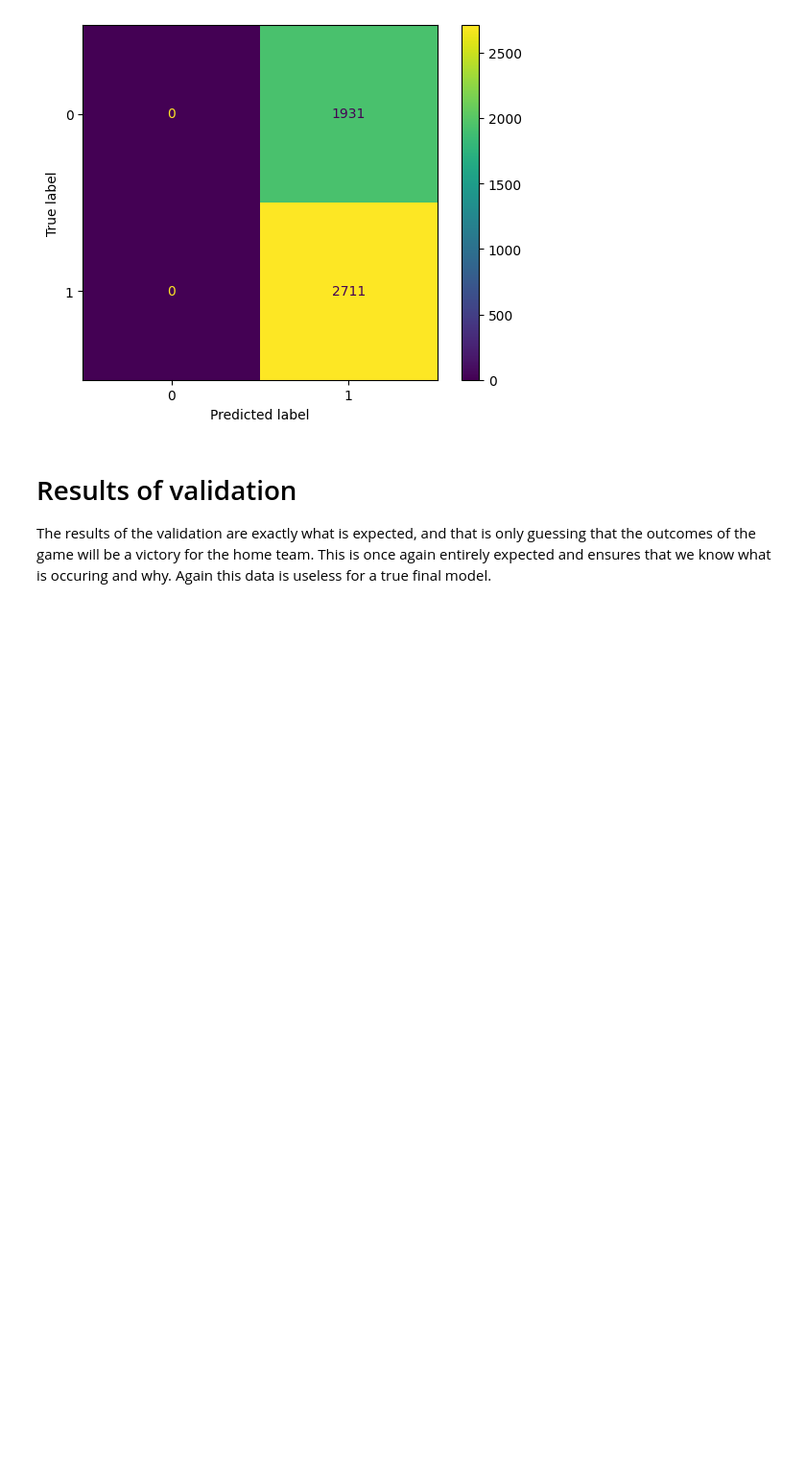
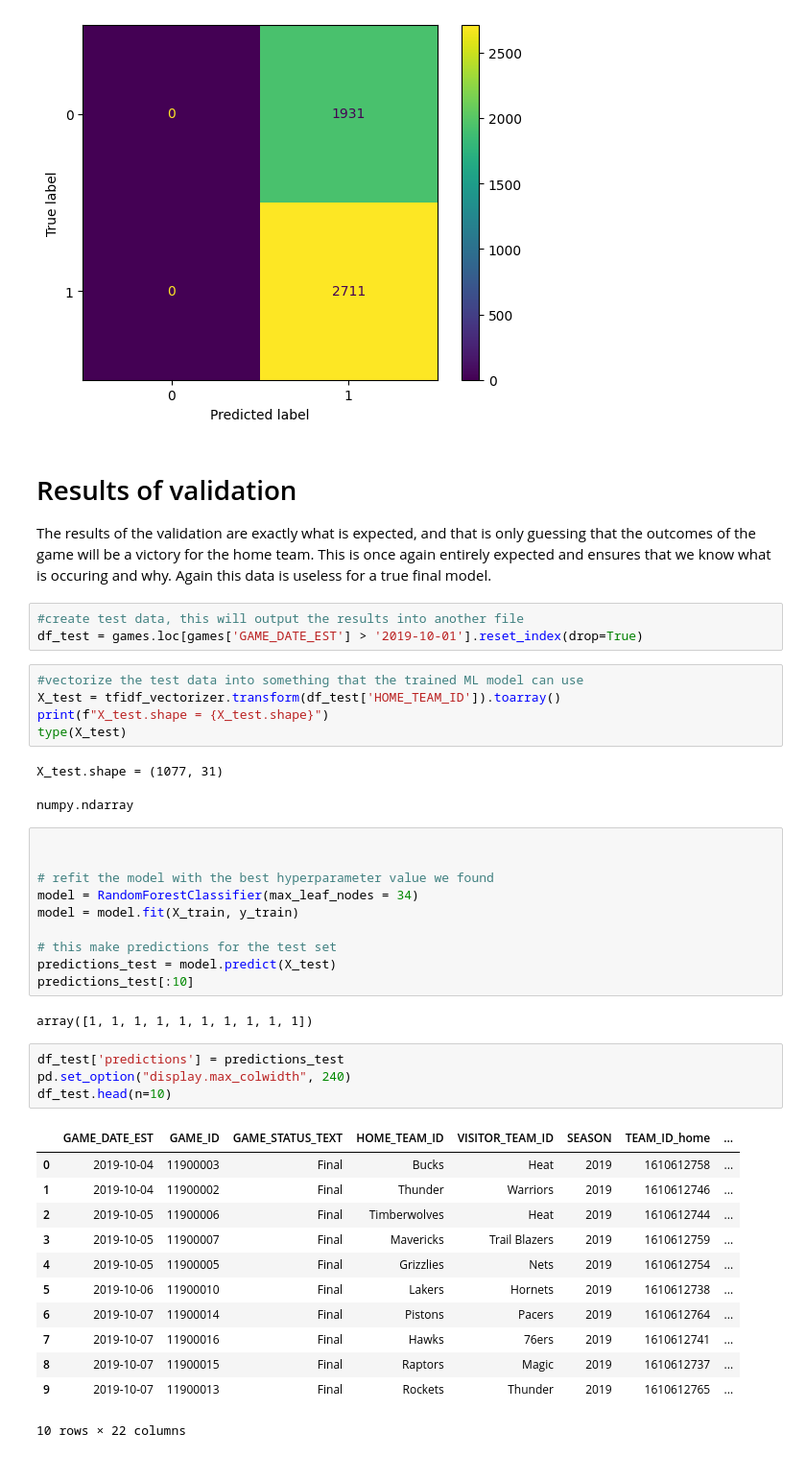
Before and after one commit to rjbeer/NBA-Analysis, a Jupyter notebook: Dummy Model.ipynb, the cells around one changed output. Shown at 96% size. Saved outputs shown, nothing was run; the diff lists cells and outputs as text; blank space fills up the shorter version.

```diff
--- a/Dummy Model.ipynb
+++ b/Dummy Model.ipynb
@@ -262,3 +262,43 @@ accuracy (on y_val): 0.5840
 # Results of validation
 
 The results of the validation are exactly what is expected, and that is only guessing that the outcomes of the game will be a victory for the home team. This is once again entirely expected and ensures that we know what is occuring and why. Again this data is useless for a true final model.
+# %%
+#create test data, this will output the results into another file
+df_test = games.loc[games['GAME_DATE_EST'] > '2019-10-01'].reset_index(drop=True)
+# %%
+#vectorize the test data into something that the trained ML model can use
+X_test = tfidf_vectorizer.transform(df_test['HOME_TEAM_ID']).toarray()
+print(f"X_test.shape = {X_test.shape}")
+type(X_test)
+# %% [output]
+X_test.shape = (1077, 31)
+numpy.ndarray
+# %%
+
+
+# refit the model with the best hyperparameter value we found
+model = RandomForestClassifier(max_leaf_nodes = 34)
+model = model.fit(X_train, y_train)
+
+# this make predictions for the test set
+predictions_test = model.predict(X_test)
+predictions_test[:10]
+# %% [output]
+array([1, 1, 1, 1, 1, 1, 1, 1, 1, 1])
+# %%
+df_test['predictions'] = predictions_test
+pd.set_option("display.max_colwidth", 240)
+df_test.head(n=10)
+# %% [output]
+|  | GAME_DATE_EST | GAME_ID | GAME_STATUS_TEXT | HOME_TEAM_ID | VISITOR_TEAM_ID | SEASON | TEAM_ID_home | ... |
+| 0 | 2019-10-04 | 11900003 | Final | Bucks | Heat | 2019 | 1610612758 | ... |
+| 1 | 2019-10-04 | 11900002 | Final | Thunder | Warriors | 2019 | 1610612746 | ... |
+| 2 | 2019-10-05 | 11900006 | Final | Timberwolves | Heat | 2019 | 1610612744 | ... |
+| 3 | 2019-10-05 | 11900007 | Final | Mavericks | Trail Blazers | 2019 | 1610612759 | ... |
+| 4 | 2019-10-05 | 11900005 | Final | Grizzlies | Nets | 2019 | 1610612754 | ... |
+| 5 | 2019-10-06 | 11900010 | Final | Lakers | Hornets | 2019 | 1610612738 | ... |
+| 6 | 2019-10-07 | 11900014 | Final | Pistons | Pacers | 2019 | 1610612764 | ... |
+| 7 | 2019-10-07 | 11900016 | Final | Hawks | 76ers | 2019 | 1610612741 | ... |
+| 8 | 2019-10-07 | 11900015 | Final | Raptors | Magic | 2019 | 1610612737 | ... |
+| 9 | 2019-10-07 | 11900013 | Final | Rockets | Thunder | 2019 | 1610612765 | ... |
+10 rows × 22 columns
```
Also changed, not shown: parts of 3 cells of this notebook.
